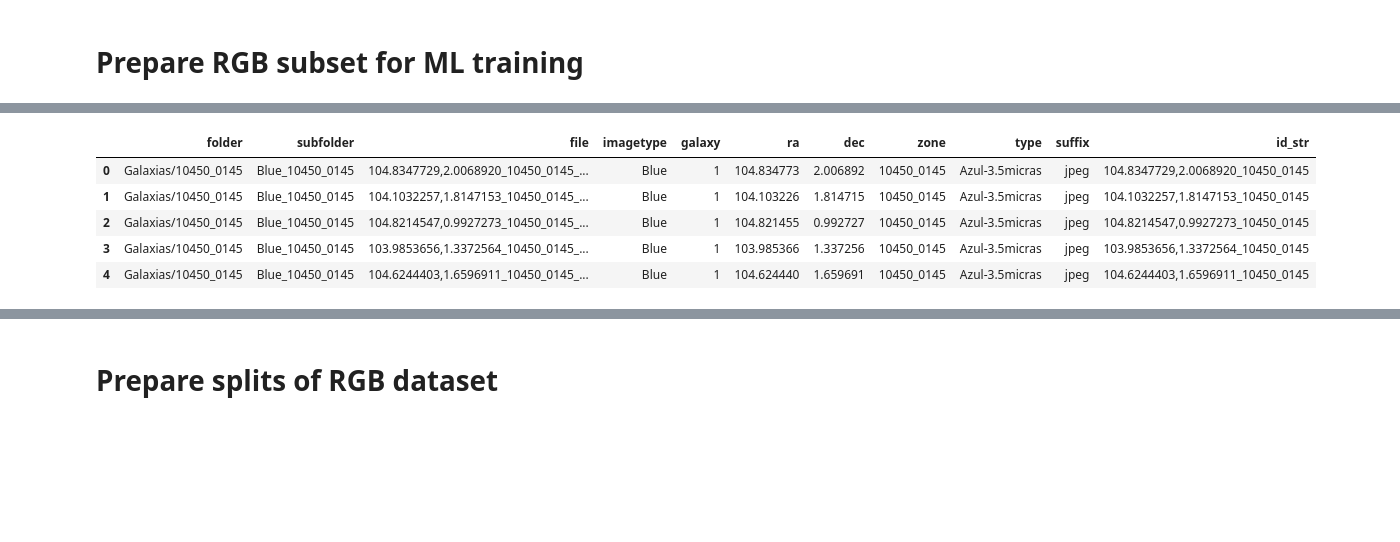
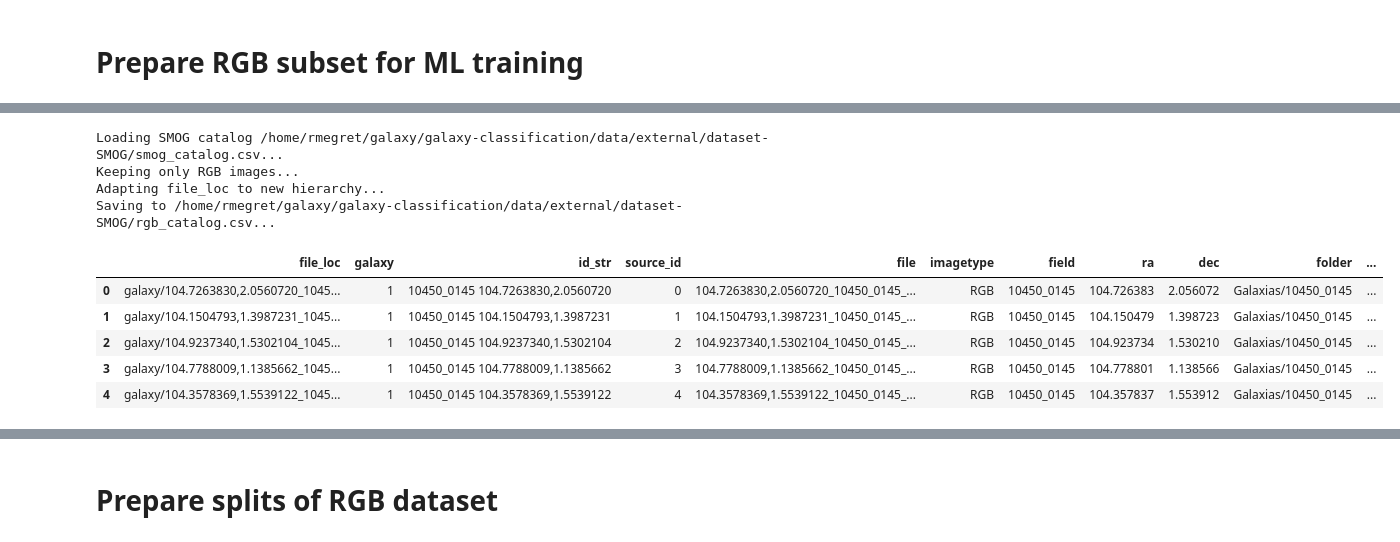
Before and after one commit to rmegret/galaxy-classification, a Jupyter notebook: notebooks/prepare_galaxy_files.ipynb, the cells around one changed output, grey strips where cells are left out. Drawn from its saved outputs; the diff is of its cells as text; code cells hidden in the pictures; blank space fills up the shorter version.

```diff
--- a/notebooks/prepare_galaxy_files.ipynb
+++ b/notebooks/prepare_galaxy_files.ipynb
@@ -155,10 +78,19 @@ df_images.to_csv(SMOG_DATA_DIR / 'catalog.csv', index=False)
+# %%
+from galaxy_classification.dataset import create_rgb_catalog
+
+create_rgb_catalog(SMOG_DATA_DIR / 'smog_catalog.csv', SMOG_DATA_DIR / 'rgb_catalog.csv');
+# %% [output]
+Loading SMOG catalog /home/rmegret/galaxy/galaxy-classification/data/external/dataset-SMOG/smog_catalog.csv...
+Keeping only RGB images...
+Adapting file_loc to new hierarchy...
+Saving to /home/rmegret/galaxy/galaxy-classification/data/external/dataset-SMOG/rgb_catalog.csv...
 # %%
-df_images = pd.read_csv(SMOG_DATA_DIR / 'catalog.csv')
-df_images.head()
+rgb_catalog = pd.read_csv(SMOG_DATA_DIR / 'rgb_catalog.csv')
+rgb_catalog.head()
 # %% [output]
-|  | folder | subfolder | file | imagetype | galaxy | ra | dec | zone | type | suffix | id_str |
-| 0 | Galaxias/10450_0145 | Blue_10450_0145 | 104.8347729,2.0068920_10450_0145_... | Blue | 1 | 104.834773 | 2.006892 | 10450_0145 | Azul-3.5micras | jpeg | 104.8347729,2.0068920_10450_0145 |
-| 1 | Galaxias/10450_0145 | Blue_10450_0145 | 104.1032257,1.8147153_10450_0145_... | Blue | 1 | 104.103226 | 1.814715 | 10450_0145 | Azul-3.5micras | jpeg | 104.1032257,1.8147153_10450_0145 |
-| 2 | Galaxias/10450_0145 | Blue_10450_0145 | 104.8214547,0.9927273_10450_0145_... | Blue | 1 | 104.821455 | 0.992727 | 10450_0145 | Azul-3.5micras | jpeg | 104.8214547,0.9927273_10450_0145 |
-| 3 | Galaxias/10450_0145 | Blue_10450_0145 | 103.9853656,1.3372564_10450_0145_... | Blue | 1 | 103.985366 | 1.337256 | 10450_0145 | Azul-3.5micras | jpeg | 103.9853656,1.3372564_10450_0145 |
-| 4 | Galaxias/10450_0145 | Blue_10450_0145 | 104.6244403,1.6596911_10450_0145_... | Blue | 1 | 104.624440 | 1.659691 | 10450_0145 | Azul-3.5micras | jpeg | 104.6244403,1.6596911_10450_0145 |
+|  | file_loc | galaxy | id_str | source_id | file | imagetype | field | ra | dec | folder | ... |
+| 0 | galaxy/104.7263830,2.0560720_1045... | 1 | 10450_0145 104.7263830,2.0560720 | 0 | 104.7263830,2.0560720_10450_0145_... | RGB | 10450_0145 | 104.726383 | 2.056072 | Galaxias/10450_0145 | ... |
+| 1 | galaxy/104.1504793,1.3987231_1045... | 1 | 10450_0145 104.1504793,1.3987231 | 1 | 104.1504793,1.3987231_10450_0145_... | RGB | 10450_0145 | 104.150479 | 1.398723 | Galaxias/10450_0145 | ... |
+| 2 | galaxy/104.9237340,1.5302104_1045... | 1 | 10450_0145 104.9237340,1.5302104 | 2 | 104.9237340,1.5302104_10450_0145_... | RGB | 10450_0145 | 104.923734 | 1.530210 | Galaxias/10450_0145 | ... |
+| 3 | galaxy/104.7788009,1.1385662_1045... | 1 | 10450_0145 104.7788009,1.1385662 | 3 | 104.7788009,1.1385662_10450_0145_... | RGB | 10450_0145 | 104.778801 | 1.138566 | Galaxias/10450_0145 | ... |
+| 4 | galaxy/104.3578369,1.5539122_1045... | 1 | 10450_0145 104.3578369,1.5539122 | 4 | 104.3578369,1.5539122_10450_0145_... | RGB | 10450_0145 | 104.357837 | 1.553912 | Galaxias/10450_0145 | ... |
```
Also changed, not shown: parts of 46 cells of this notebook, 12 other files.
